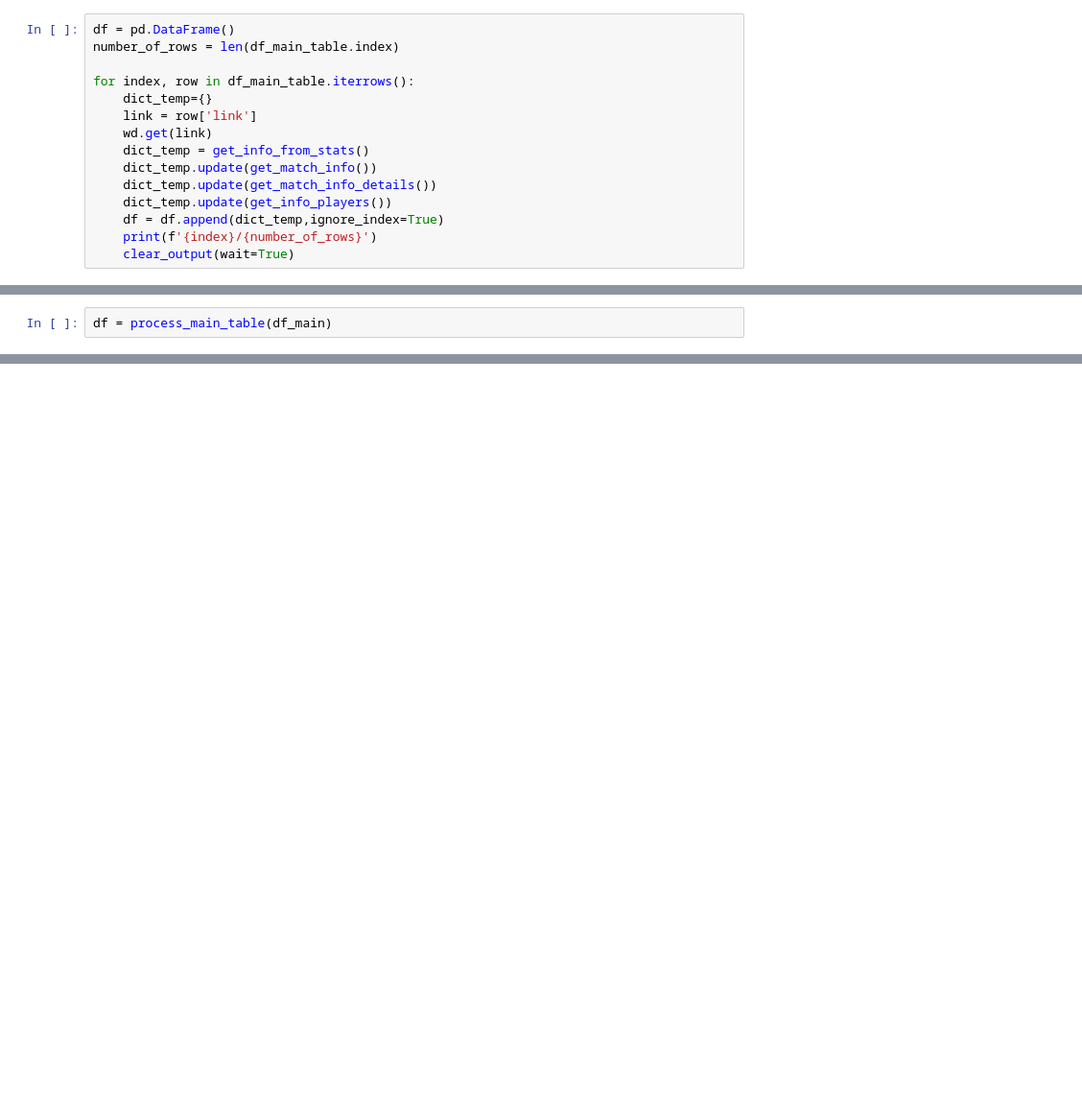
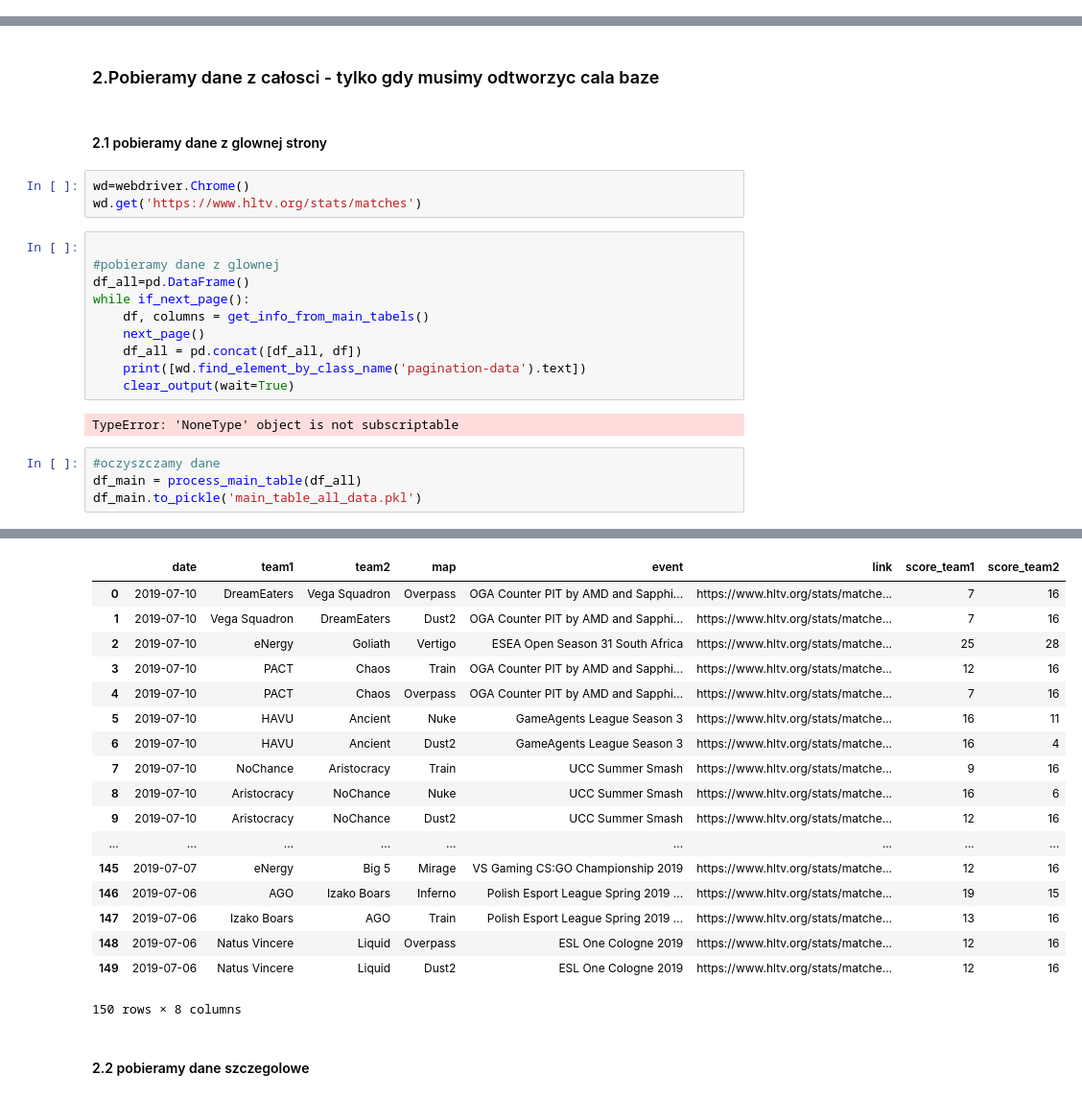
Before and after one commit to madbubu/project_cs_prediction, a Jupyter notebook: project_cs_prediction.ipynb, the cells around one changed output, grey strips where cells are left out. Shown: that part at 96% size. Drawn from its saved outputs; the diff is of its cells as text; blank space fills up the shorter version.

```diff
--- a/project_cs_prediction.ipynb
+++ b/project_cs_prediction.ipynb
@@ -222,15 +14,0 @@ len(df_main_table.index)
-# %%
-df = pd.DataFrame()
-number_of_rows = len(df_main_table.index)
-
-for index, row in df_main_table.iterrows():
-    dict_temp={}
-    link = row['link']
-    wd.get(link)
-    dict_temp = get_info_from_stats()
-    dict_temp.update(get_match_info())
-    dict_temp.update(get_match_info_details())
-    dict_temp.update(get_info_players())
-    df = df.append(dict_temp,ignore_index=True)
-    print(f'{index}/{number_of_rows}')
-    clear_output(wait=True)
@@ -337,2 +14,0 @@ df_main = pd.read_pickle('part1.pkl')
-# %%
-df = process_main_table(df_main)
@@ -361,0 +223,24 @@ df.to_pickle('main_table.pkl')
+# %% [markdown]
+### 2.Pobieramy dane z całosci - tylko gdy musimy odtworzyc cala baze
+# %% [markdown]
+#### 2.1 pobieramy dane z glownej strony
+# %%
+wd=webdriver.Chrome()
+wd.get('https://www.hltv.org/stats/matches')
+# %%
+
+#pobieramy dane z glownej
+df_all=pd.DataFrame()
+while if_next_page():
+    df, columns = get_info_from_main_tabels()
+    next_page()
+    df_all = pd.concat([df_all, df])
+    print([wd.find_element_by_class_name('pagination-data').text])
+    clear_output(wait=True)
+# %% [output]
+TypeError: 'NoneType' object is not subscriptable
+# %%
+#oczyszczamy dane
+df_main = process_main_table(df_all)
+df_main.to_pickle('main_table_all_data.pkl')
+# %% [output]
@@ -361,0 +267,21 @@ df.to_pickle('main_table.pkl')
+|  | date | team1 | team2 | map | event | link | score_team1 | score_team2 |
+| 0 | 2019-07-10 | DreamEaters | Vega Squadron | Overpass | OGA Counter PIT by AMD and Sapphi... | https://www.hltv.org/stats/matche... | 7 | 16 |
+| 1 | 2019-07-10 | Vega Squadron | DreamEaters | Dust2 | OGA Counter PIT by AMD and Sapphi... | https://www.hltv.org/stats/matche... | 7 | 16 |
+| 2 | 2019-07-10 | eNergy | Goliath | Vertigo | ESEA Open Season 31 South Africa | https://www.hltv.org/stats/matche... | 25 | 28 |
+| 3 | 2019-07-10 | PACT | Chaos | Train | OGA Counter PIT by AMD and Sapphi... | https://www.hltv.org/stats/matche... | 12 | 16 |
+| 4 | 2019-07-10 | PACT | Chaos | Overpass | OGA Counter PIT by AMD and Sapphi... | https://www.hltv.org/stats/matche... | 7 | 16 |
+| 5 | 2019-07-10 | HAVU | Ancient | Nuke | GameAgents League Season 3 | https://www.hltv.org/stats/matche... | 16 | 11 |
+| 6 | 2019-07-10 | HAVU | Ancient | Dust2 | GameAgents League Season 3 | https://www.hltv.org/stats/matche... | 16 | 4 |
+| 7 | 2019-07-10 | NoChance | Aristocracy | Train | UCC Summer Smash | https://www.hltv.org/stats/matche... | 9 | 16 |
+| 8 | 2019-07-10 | Aristocracy | NoChance | Nuke | UCC Summer Smash | https://www.hltv.org/stats/matche... | 16 | 6 |
+| 9 | 2019-07-10 | Aristocracy | NoChance | Dust2 | UCC Summer Smash | https://www.hltv.org/stats/matche... | 12 | 16 |
+| ... | ... | ... | ... | ... | ... | ... | ... | ... |
+| 145 | 2019-07-07 | eNergy | Big 5 | Mirage | VS Gaming CS:GO Championship 2019 | https://www.hltv.org/stats/matche... | 12 | 16 |
+| 146 | 2019-07-06 | AGO | Izako Boars | Inferno | Polish Esport League Spring 2019 ... | https://www.hltv.org/stats/matche... | 19 | 15 |
+| 147 | 2019-07-06 | Izako Boars | AGO | Train | Polish Esport League Spring 2019 ... | https://www.hltv.org/stats/matche... | 13 | 16 |
+| 148 | 2019-07-06 | Natus Vincere | Liquid | Overpass | ESL One Cologne 2019 | https://www.hltv.org/stats/matche... | 12 | 16 |
+| 149 | 2019-07-06 | Natus Vincere | Liquid | Dust2 | ESL One Cologne 2019 | https://www.hltv.org/stats/matche... | 12 | 16 |
+150 rows × 8 columns
+# %% [markdown]
+
+#### 2.2 pobieramy dane szczegolowe
```
Also changed, not shown: parts of 174 cells of this notebook, 2 other files.
